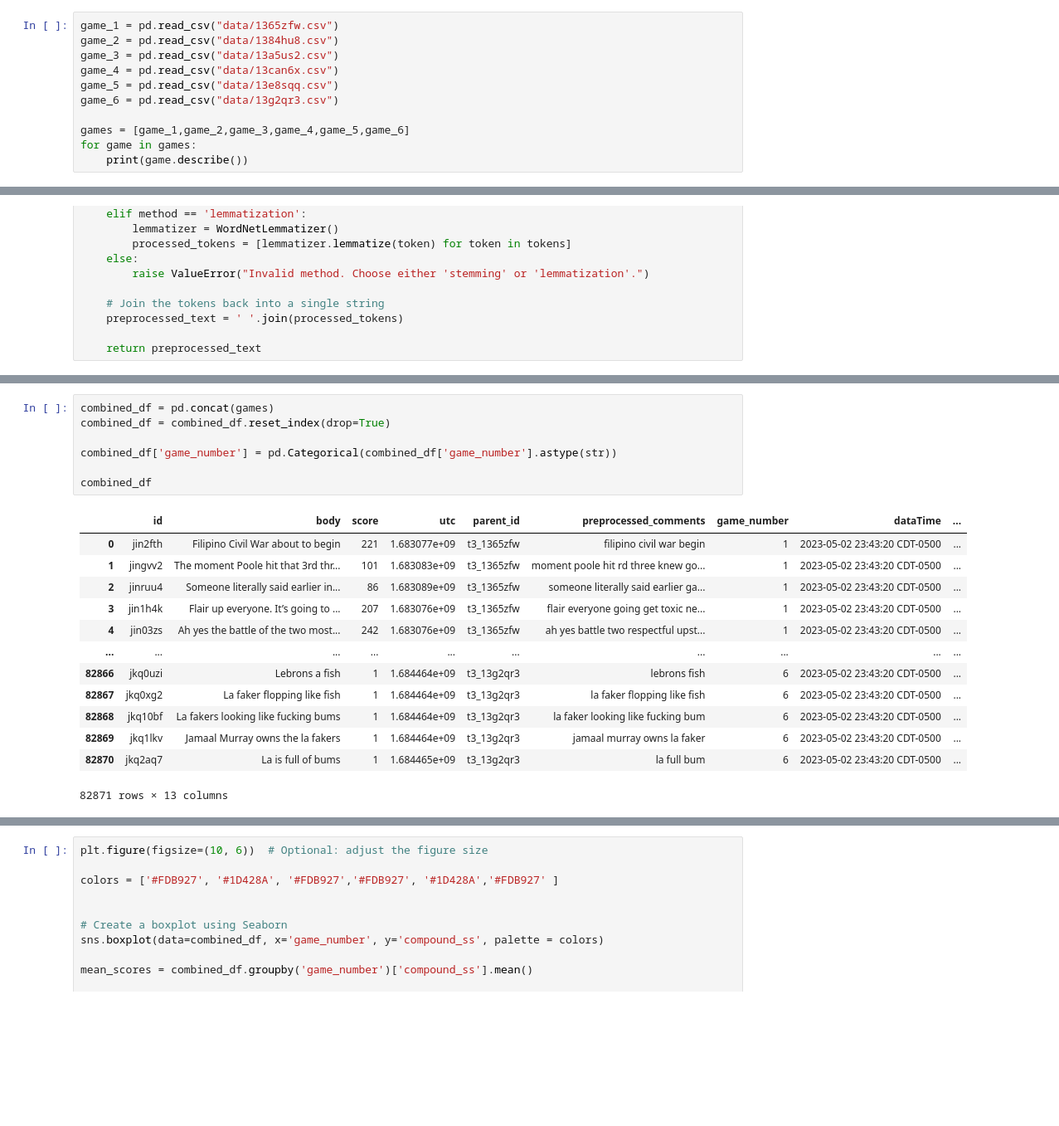
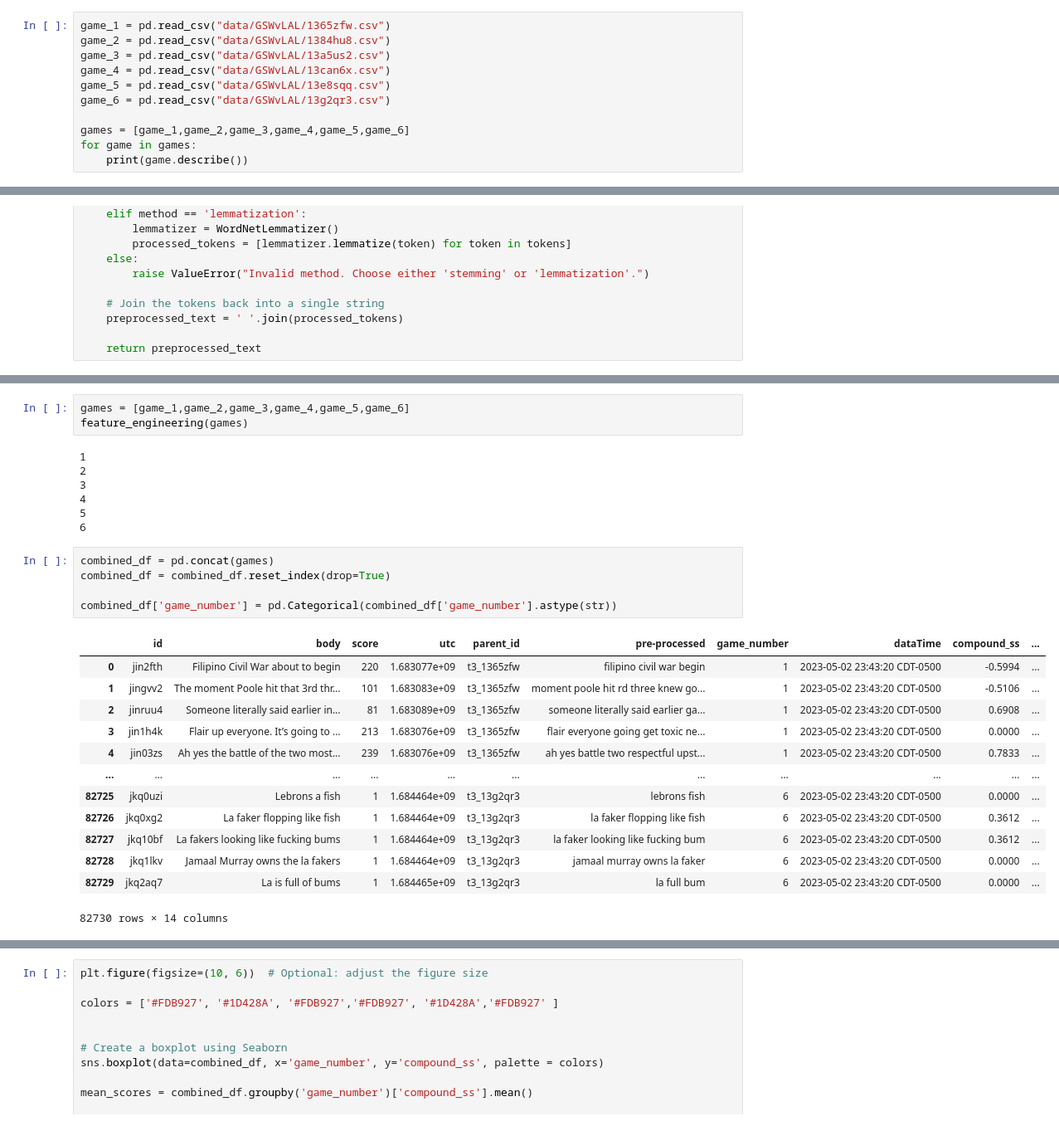
Before and after one commit to michalwodnicki/nba-sentiment, a Jupyter notebook: sentiment_analysis.ipynb, the cells around one changed output, grey strips where cells are left out. Shown at 83% size. Drawn from its saved outputs; the diff is of its cells as text; blank space fills up the shorter version.

Commit message:
Created get_comments module and scraped data for two series

```diff
--- a/sentiment_analysis.ipynb
+++ b/sentiment_analysis.ipynb
@@ -45,12 +50,12 @@ nltk.download('omw-1.4')
 [nltk_data]   Package omw-1.4 is already up-to-date!
 True
 # %%
-game_1 = pd.read_csv("data/1365zfw.csv")
-game_2 = pd.read_csv("data/1384hu8.csv")
-game_3 = pd.read_csv("data/13a5us2.csv")
-game_4 = pd.read_csv("data/13can6x.csv")
-game_5 = pd.read_csv("data/13e8sqq.csv")
-game_6 = pd.read_csv("data/13g2qr3.csv")
+game_1 = pd.read_csv("data/GSWvLAL/1365zfw.csv")
+game_2 = pd.read_csv("data/GSWvLAL/1384hu8.csv")
+game_3 = pd.read_csv("data/GSWvLAL/13a5us2.csv")
+game_4 = pd.read_csv("data/GSWvLAL/13can6x.csv")
+game_5 = pd.read_csv("data/GSWvLAL/13e8sqq.csv")
+game_6 = pd.read_csv("data/GSWvLAL/13g2qr3.csv")
 
 games = [game_1,game_2,game_3,game_4,game_5,game_6]
 for game in games:
@@ -163,22 +242,30 @@ def feature_engineering(games):
         game_number += 1
+# %%
+games = [game_1,game_2,game_3,game_4,game_5,game_6]
+feature_engineering(games)
+# %% [output]
+1
+2
+3
+4
+5
+6
 # %%
 combined_df = pd.concat(games)
 combined_df = combined_df.reset_index(drop=True)
 
 combined_df['game_number'] = pd.Categorical(combined_df['game_number'].astype(str))
-
-combined_df
 # %% [output]
-|  | id | body | score | utc | parent_id | preprocessed_comments | game_number | dataTime | ... |
-| 0 | jin2fth | Filipino Civil War about to begin | 221 | 1.683077e+09 | t3_1365zfw | filipino civil war begin | 1 | 2023-05-02 23:43:20 CDT-0500 | ... |
-| 1 | jingvv2 | The moment Poole hit that 3rd thr... | 101 | 1.683083e+09 | t3_1365zfw | moment poole hit rd three knew go... | 1 | 2023-05-02 23:43:20 CDT-0500 | ... |
-| 2 | jinruu4 | Someone literally said earlier in... | 86 | 1.683089e+09 | t3_1365zfw | someone literally said earlier ga... | 1 | 2023-05-02 23:43:20 CDT-0500 | ... |
-| 3 | jin1h4k | Flair up everyone. It’s going to ... | 207 | 1.683076e+09 | t3_1365zfw | flair everyone going get toxic ne... | 1 | 2023-05-02 23:43:20 CDT-0500 | ... |
-| 4 | jin03zs | Ah yes the battle of the two most... | 242 | 1.683076e+09 | t3_1365zfw | ah yes battle two respectful upst... | 1 | 2023-05-02 23:43:20 CDT-0500 | ... |
-| ... | ... | ... | ... | ... | ... | ... | ... | ... | ... |
-| 82866 | jkq0uzi | Lebrons a fish | 1 | 1.684464e+09 | t3_13g2qr3 | lebrons fish | 6 | 2023-05-02 23:43:20 CDT-0500 | ... |
-| 82867 | jkq0xg2 | La faker flopping like fish | 1 | 1.684464e+09 | t3_13g2qr3 | la faker flopping like fish | 6 | 2023-05-02 23:43:20 CDT-0500 | ... |
-| 82868 | jkq10bf | La fakers looking like fucking bums | 1 | 1.684464e+09 | t3_13g2qr3 | la faker looking like fucking bum | 6 | 2023-05-02 23:43:20 CDT-0500 | ... |
-| 82869 | jkq1lkv | Jamaal Murray owns the la fakers | 1 | 1.684464e+09 | t3_13g2qr3 | jamaal murray owns la faker | 6 | 2023-05-02 23:43:20 CDT-0500 | ... |
-| 82870 | jkq2aq7 | La is full of bums | 1 | 1.684465e+09 | t3_13g2qr3 | la full bum | 6 | 2023-05-02 23:43:20 CDT-0500 | ... |
+|  | id | body | score | utc | parent_id | pre-processed | game_number | dataTime | compound_ss | ... |
+| 0 | jin2fth | Filipino Civil War about to begin | 220 | 1.683077e+09 | t3_1365zfw | filipino civil war begin | 1 | 2023-05-02 23:43:20 CDT-0500 | -0.5994 | ... |
+| 1 | jingvv2 | The moment Poole hit that 3rd thr... | 101 | 1.683083e+09 | t3_1365zfw | moment poole hit rd three knew go... | 1 | 2023-05-02 23:43:20 CDT-0500 | -0.5106 | ... |
+| 2 | jinruu4 | Someone literally said earlier in... | 81 | 1.683089e+09 | t3_1365zfw | someone literally said earlier ga... | 1 | 2023-05-02 23:43:20 CDT-0500 | 0.6908 | ... |
+| 3 | jin1h4k | Flair up everyone. It’s going to ... | 213 | 1.683076e+09 | t3_1365zfw | flair everyone going get toxic ne... | 1 | 2023-05-02 23:43:20 CDT-0500 | 0.0000 | ... |
+| 4 | jin03zs | Ah yes the battle of the two most... | 239 | 1.683076e+09 | t3_1365zfw | ah yes battle two respectful upst... | 1 | 2023-05-02 23:43:20 CDT-0500 | 0.7833 | ... |
+| ... | ... | ... | ... | ... | ... | ... | ... | ... | ... | ... |
+| 82725 | jkq0uzi | Lebrons a fish | 1 | 1.684464e+09 | t3_13g2qr3 | lebrons fish | 6 | 2023-05-02 23:43:20 CDT-0500 | 0.0000 | ... |
+| 82726 | jkq0xg2 | La faker flopping like fish | 1 | 1.684464e+09 | t3_13g2qr3 | la faker flopping like fish | 6 | 2023-05-02 23:43:20 CDT-0500 | 0.3612 | ... |
+| 82727 | jkq10bf | La fakers looking like fucking bums | 1 | 1.684464e+09 | t3_13g2qr3 | la faker looking like fucking bum | 6 | 2023-05-02 23:43:20 CDT-0500 | 0.3612 | ... |
+| 82728 | jkq1lkv | Jamaal Murray owns the la fakers | 1 | 1.684464e+09 | t3_13g2qr3 | jamaal murray owns la faker | 6 | 2023-05-02 23:43:20 CDT-0500 | 0.0000 | ... |
+| 82729 | jkq2aq7 | La is full of bums | 1 | 1.684465e+09 | t3_13g2qr3 | la full bum | 6 | 2023-05-02 23:43:20 CDT-0500 | 0.0000 | ... |
-82871 rows × 13 columns
+82730 rows × 14 columns
```
Also changed, not shown: parts of 15 cells of this notebook, 32 other files.
